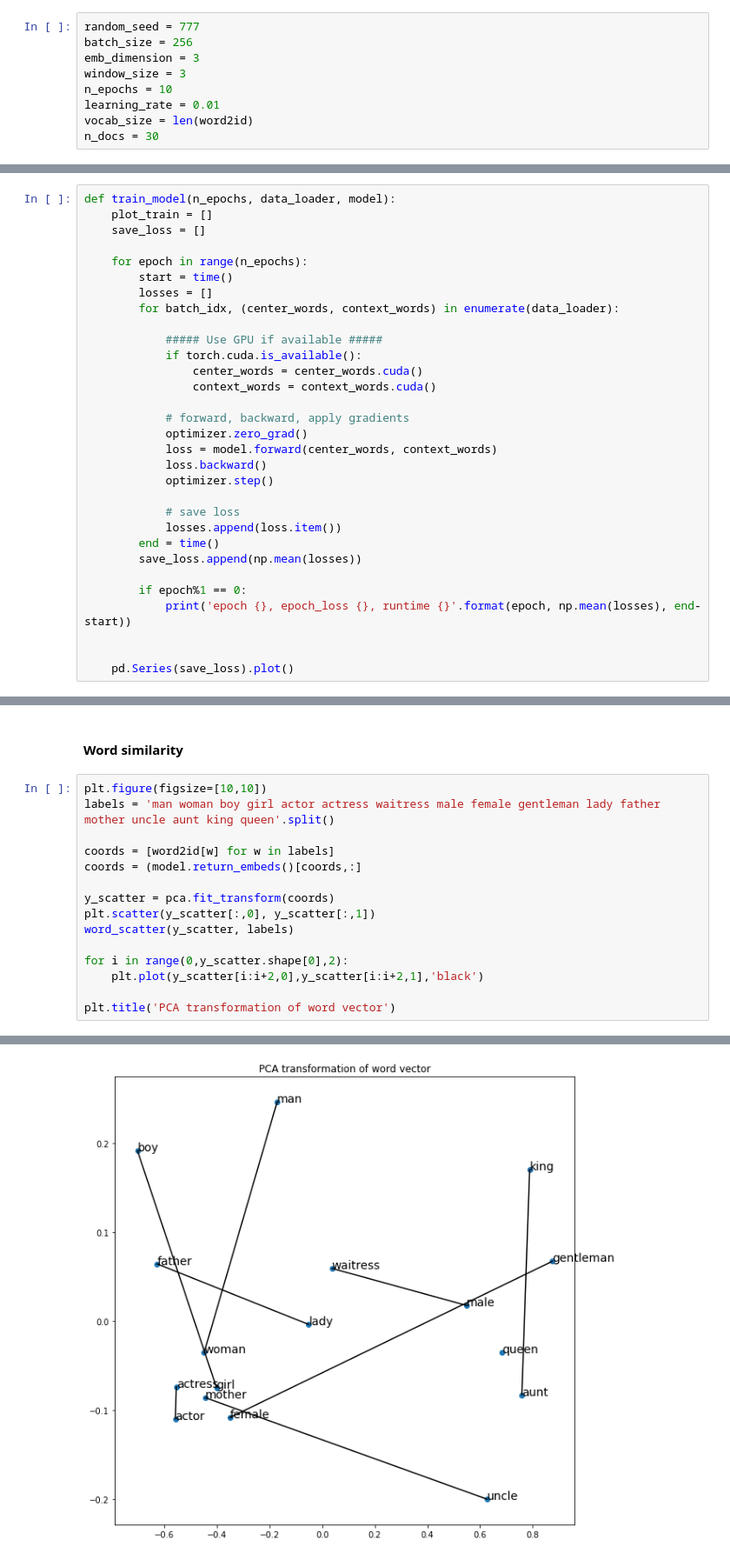
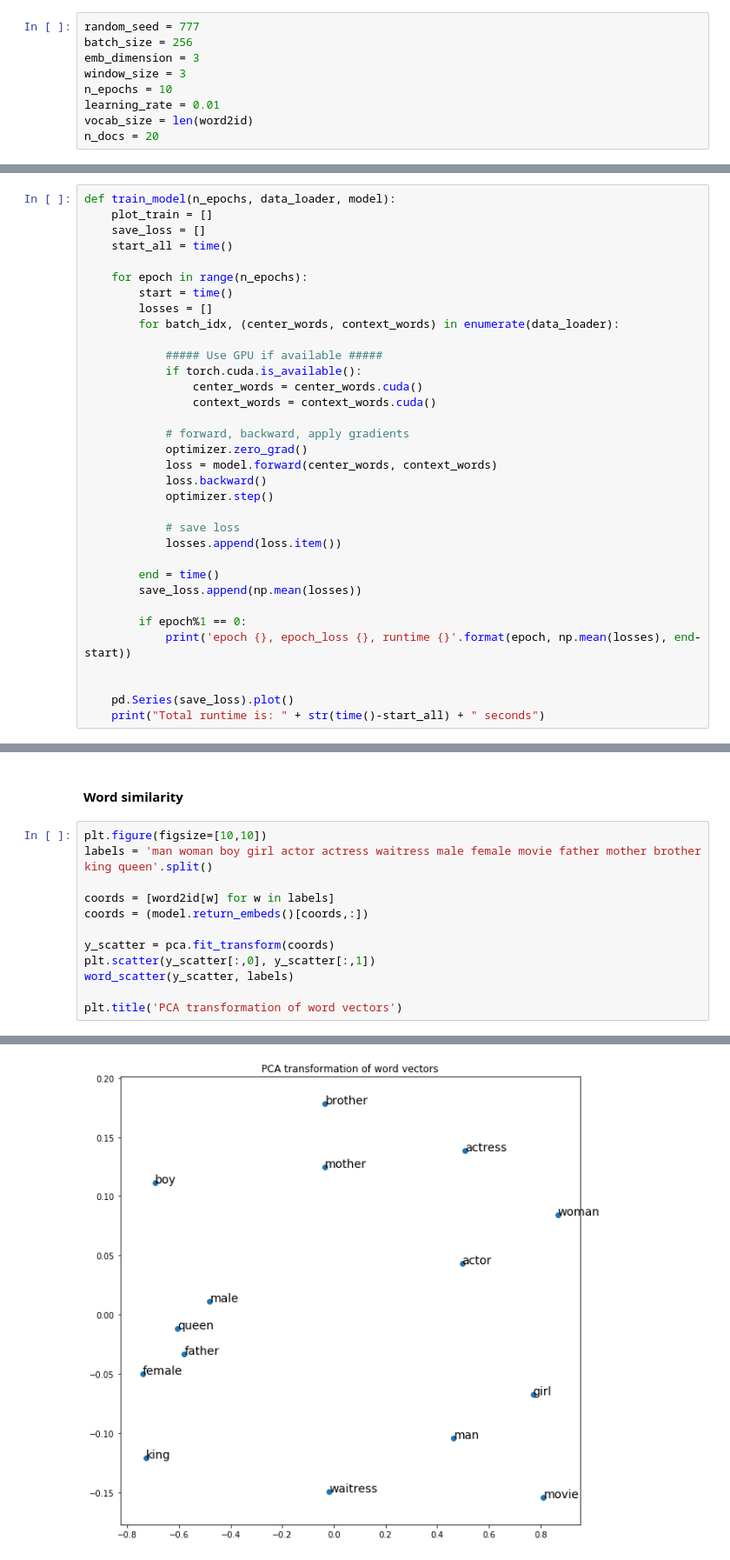
Before and after one commit to hveigz/word-embeddings, a Jupyter notebook: Word2Vec_SkipGram_Softmax.ipynb, the cells around one changed output, grey strips where cells are left out. Shown at 87% size. Drawn from its saved outputs; the diff is of its cells as text.

Commit message:
Adding final changes. print Runtime, add table of contents

```diff
--- a/Word2Vec_SkipGram_Softmax.ipynb
+++ b/Word2Vec_SkipGram_Softmax.ipynb
@@ -234,7 +216,7 @@ window_size = 3
 n_epochs = 10
 learning_rate = 0.01
 vocab_size = len(word2id)
-n_docs = 30
+n_docs = 20
 # %% [markdown]
 #### Create dataset in batches for training
 # %%
@@ -327,6 +309,7 @@ if torch.cuda.is_available():
 def train_model(n_epochs, data_loader, model):
     plot_train = []
     save_loss = []
+    start_all = time()
 
     for epoch in range(n_epochs):
         start = time()
@@ -346,6 +329,7 @@ def train_model(n_epochs, data_loader, model):
 
             # save loss
             losses.append(loss.item())
+
         end = time()
         save_loss.append(np.mean(losses))
 
@@ -354,6 +338,7 @@ def train_model(n_epochs, data_loader, model):
 
 
     pd.Series(save_loss).plot()
+    print("Total runtime is: " + str(time()-start_all) + " seconds")
 # %%
 train_model(n_epochs, imdb_loader, model)
 # %% [output]
@@ -392,17 +378,14 @@ pca = PCA(n_components=2)
 #### Word similarity
 # %%
 plt.figure(figsize=[10,10])
-labels = 'man woman boy girl actor actress waitress male female gentleman lady father mother uncle aunt king queen'.split()
+labels = 'man woman boy girl actor actress waitress male female movie father mother brother king queen'.split()
 
 coords = [word2id[w] for w in labels]
-coords = (model.return_embeds()[coords,:]
+coords = (model.return_embeds()[coords,:])
 
 y_scatter = pca.fit_transform(coords)
 plt.scatter(y_scatter[:,0], y_scatter[:,1])
 word_scatter(y_scatter, labels)
 
-for i in range(0,y_scatter.shape[0],2):
-    plt.plot(y_scatter[i:i+2,0],y_scatter[i:i+2,1],'black')
-
-plt.title('PCA transformation of word vector')
+plt.title('PCA transformation of word vectors')
 # %% [output]
@@ -410,4 +393,4 @@ Text(0.5,1,'PCA transformation of word vector')
-[figure, old version]
+[figure, new version]
 # %%
 print('nice','good', word_similarity('nice','good'))
 print('dog','cat', word_similarity('dog','cat'))
```
Also changed, not shown: parts of 8 cells of this notebook.
